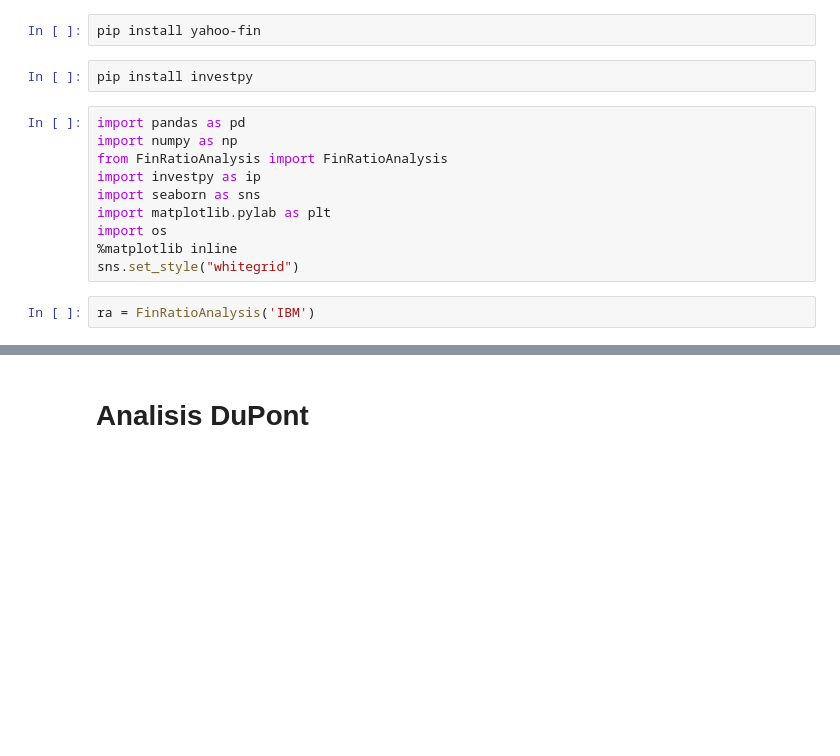
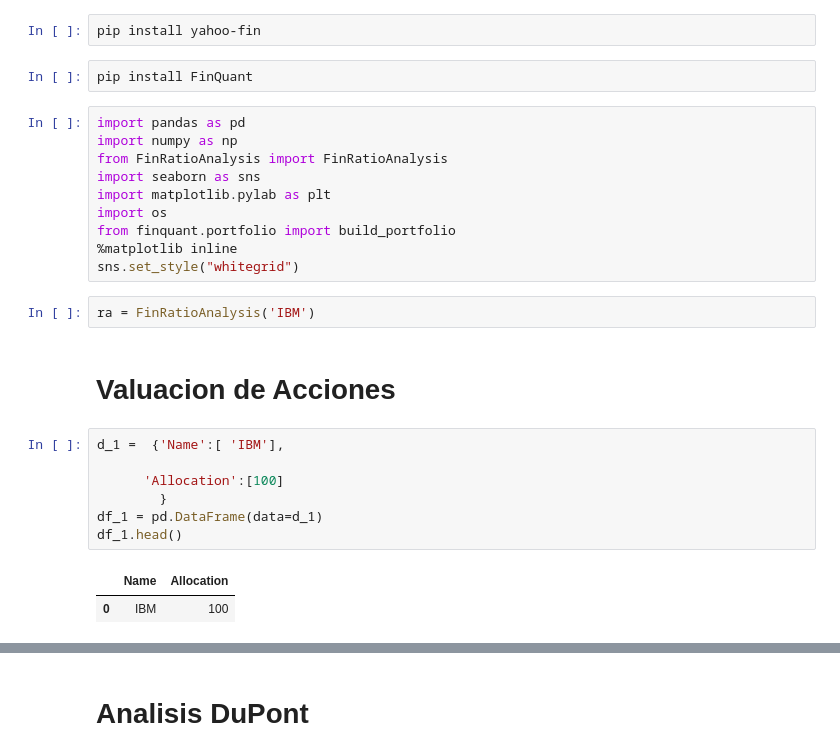
Before and after one commit to lorenzo1285/Analisis_Fianaciero, a Jupyter notebook: Cash_convertion_cycle.ipynb, the cells around one changed output, grey strips where cells are left out. Saved outputs shown, nothing was run; the diff lists cells and outputs as text; blank space fills up the shorter version.

```diff
--- a/Cash_convertion_cycle.ipynb
+++ b/Cash_convertion_cycle.ipynb
@@ -7,16 +7,28 @@ pip install FinRatioAnalysis
 # %%
 pip install yahoo-fin
 # %%
-pip install investpy
+pip install FinQuant
 # %%
 import pandas as pd
 import numpy as np
 from FinRatioAnalysis import FinRatioAnalysis
-import investpy as ip
 import seaborn as sns
 import matplotlib.pylab as plt
 import os
+from finquant.portfolio import build_portfolio
 %matplotlib inline
 sns.set_style("whitegrid")
 # %%
 ra = FinRatioAnalysis('IBM')
+# %% [markdown]
+# Valuacion de Acciones
+# %%
+d_1 =  {'Name':[ 'IBM'],
+
+      'Allocation':[100]
+        }
+df_1 = pd.DataFrame(data=d_1)
+df_1.head()
+# %% [output]
+|  | Name | Allocation |
+| 0 | IBM | 100 |
```
Also changed, not shown: parts of 7 cells of this notebook.
